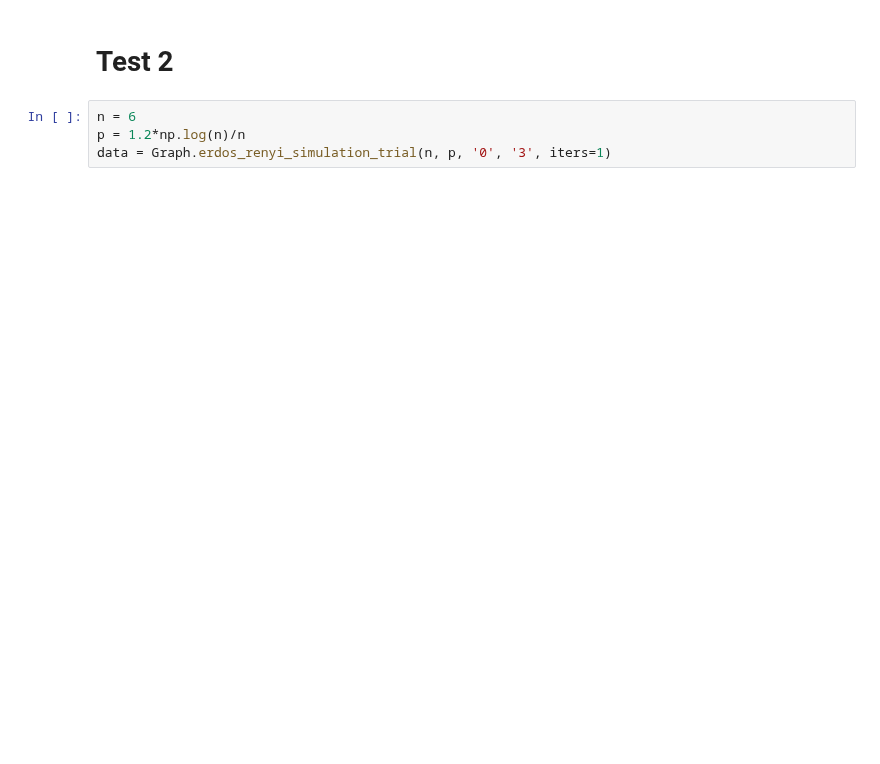
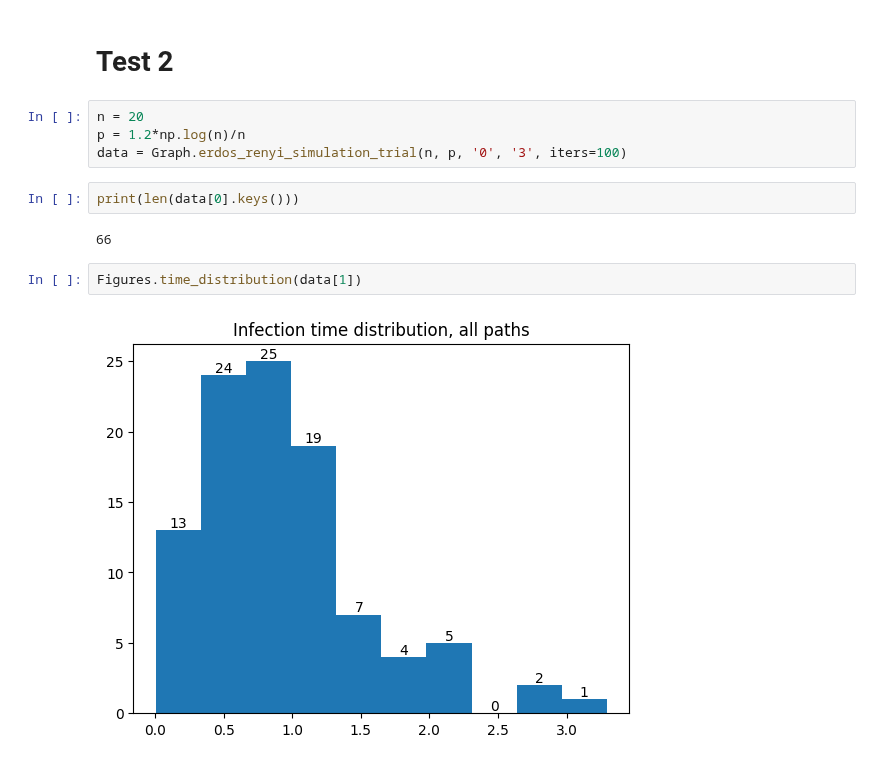
Before and after one commit to DTAlemayehu01/infection_propagation, a Jupyter notebook: notebooks/figures.ipynb, the cells around one changed output. Drawn from its saved outputs; the diff is of its cells as text; blank space fills up the shorter version.

```diff
--- a/notebooks/figures.ipynb
+++ b/notebooks/figures.ipynb
@@ -153,6 +158,14 @@ Figures.time_per_path(data[1])
 # %% [markdown]
 # Test 2
 # %%
-n = 6
+n = 20
 p = 1.2*np.log(n)/n
-data = Graph.erdos_renyi_simulation_trial(n, p, '0', '3', iters=1)
+data = Graph.erdos_renyi_simulation_trial(n, p, '0', '3', iters=100)
+# %%
+print(len(data[0].keys()))
+# %% [output]
+66
+# %%
+Figures.time_distribution(data[1])
+# %% [output]
+[figure, added]
```
Also changed, not shown: parts of 4 cells of this notebook, 4 other files.
